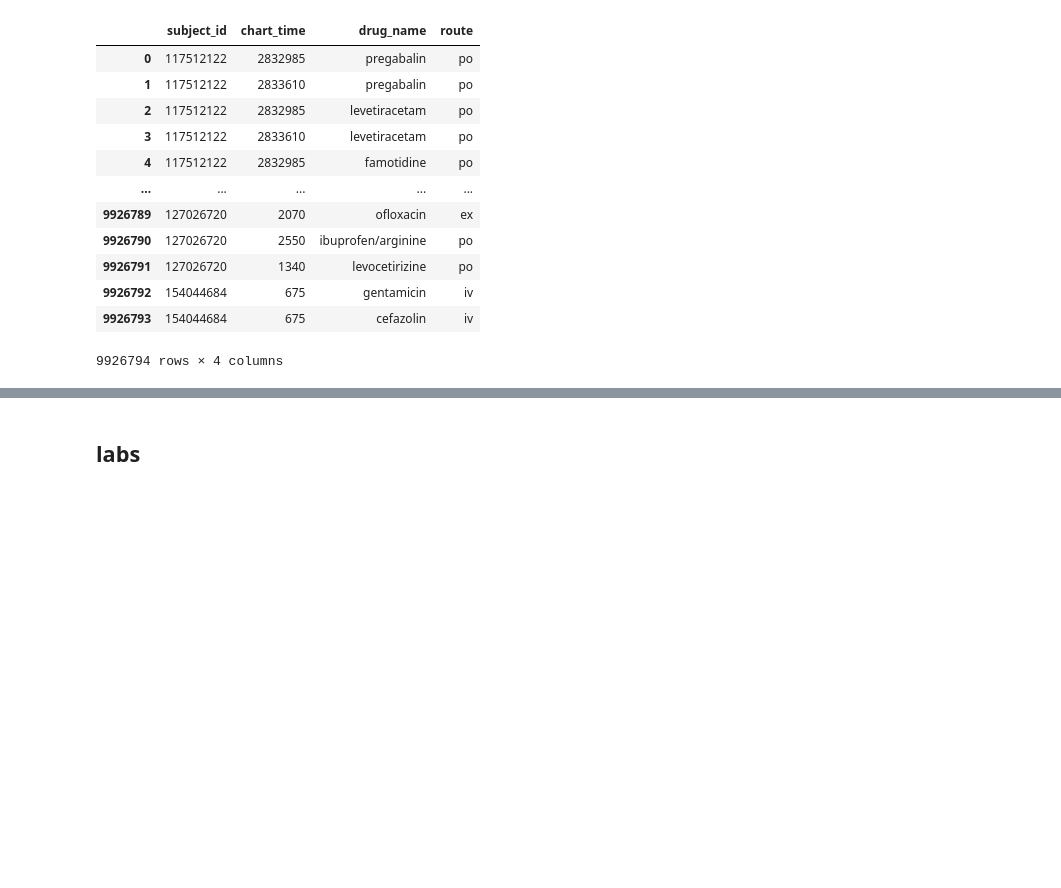
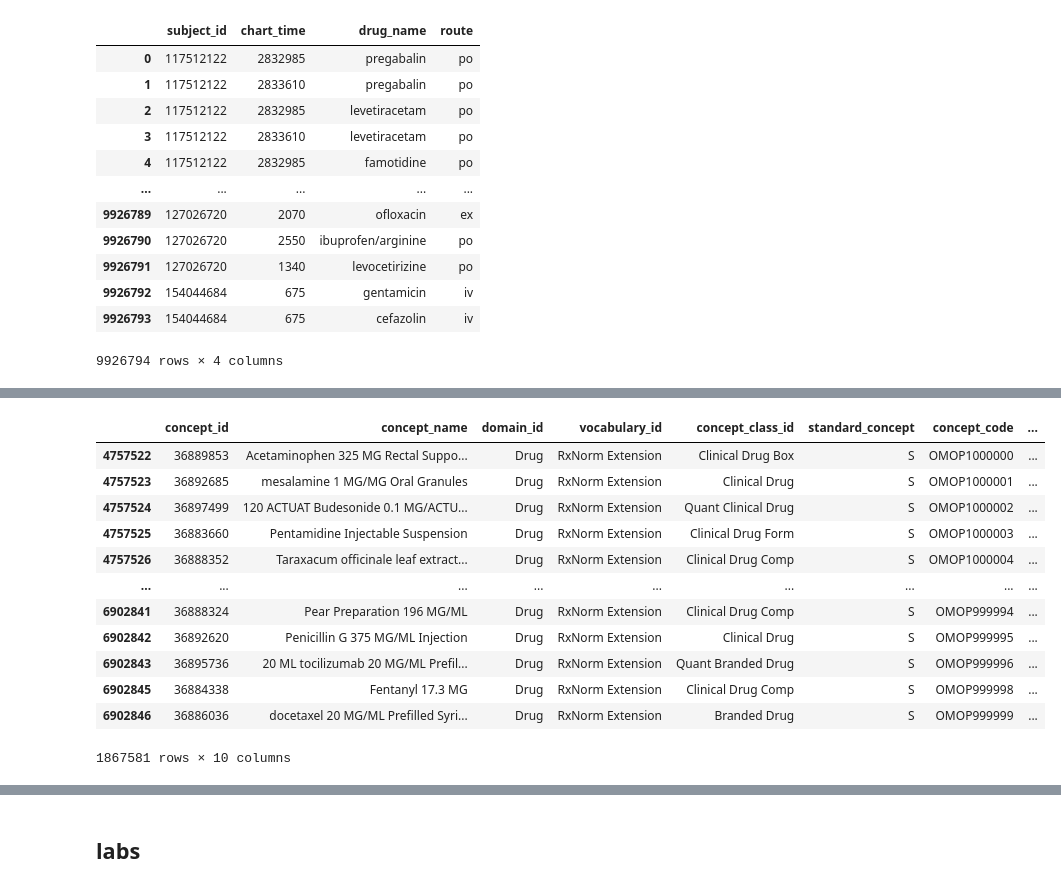
Before and after one commit to Hyeonsik/INSPIRE_TO_CDM, a Jupyter notebook: EDA_vocab.ipynb, the cells around one changed output, grey strips where cells are left out. Cells and saved outputs as stored; diff of their text form; code cells hidden in the pictures; blank space fills up the shorter version.

```diff
--- a/EDA_vocab.ipynb
+++ b/EDA_vocab.ipynb
@@ -263,0 +299,16 @@ null match cases: 0
+# %%
+df_concept[(df_concept['vocabulary_id'] == 'RxNorm Extension')  & (df_concept['standard_concept'] == 'S')]
+# %% [output]
+|  | concept_id | concept_name | domain_id | vocabulary_id | concept_class_id | standard_concept | concept_code | ... |
+| 4757522 | 36889853 | Acetaminophen 325 MG Rectal Suppo... | Drug | RxNorm Extension | Clinical Drug Box | S | OMOP1000000 | ... |
+| 4757523 | 36892685 | mesalamine 1 MG/MG Oral Granules | Drug | RxNorm Extension | Clinical Drug | S | OMOP1000001 | ... |
+| 4757524 | 36897499 | 120 ACTUAT Budesonide 0.1 MG/ACTU... | Drug | RxNorm Extension | Quant Clinical Drug | S | OMOP1000002 | ... |
+| 4757525 | 36883660 | Pentamidine Injectable Suspension | Drug | RxNorm Extension | Clinical Drug Form | S | OMOP1000003 | ... |
+| 4757526 | 36888352 | Taraxacum officinale leaf extract... | Drug | RxNorm Extension | Clinical Drug Comp | S | OMOP1000004 | ... |
+| ... | ... | ... | ... | ... | ... | ... | ... | ... |
+| 6902841 | 36888324 | Pear Preparation 196 MG/ML | Drug | RxNorm Extension | Clinical Drug Comp | S | OMOP999994 | ... |
+| 6902842 | 36892620 | Penicillin G 375 MG/ML Injection | Drug | RxNorm Extension | Clinical Drug | S | OMOP999995 | ... |
+| 6902843 | 36895736 | 20 ML tocilizumab 20 MG/ML Prefil... | Drug | RxNorm Extension | Quant Branded Drug | S | OMOP999996 | ... |
+| 6902845 | 36884338 | Fentanyl 17.3 MG | Drug | RxNorm Extension | Clinical Drug Comp | S | OMOP999998 | ... |
+| 6902846 | 36886036 | docetaxel 20 MG/ML Prefilled Syri... | Drug | RxNorm Extension | Branded Drug | S | OMOP999999 | ... |
+1867581 rows × 10 columns
```
Also changed, not shown: parts of 12 cells of this notebook, 1 other file.
